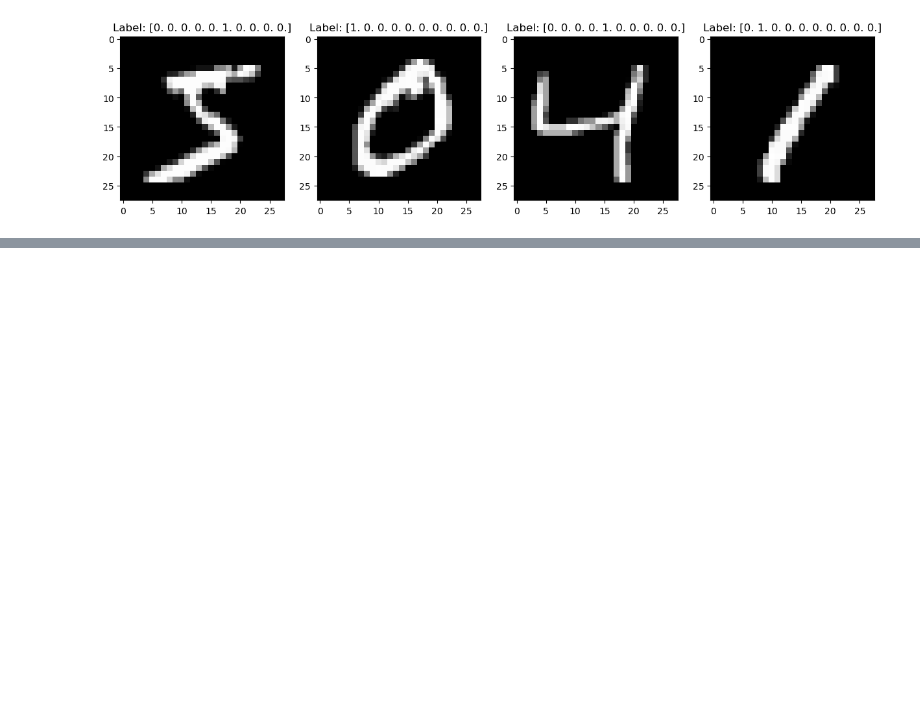
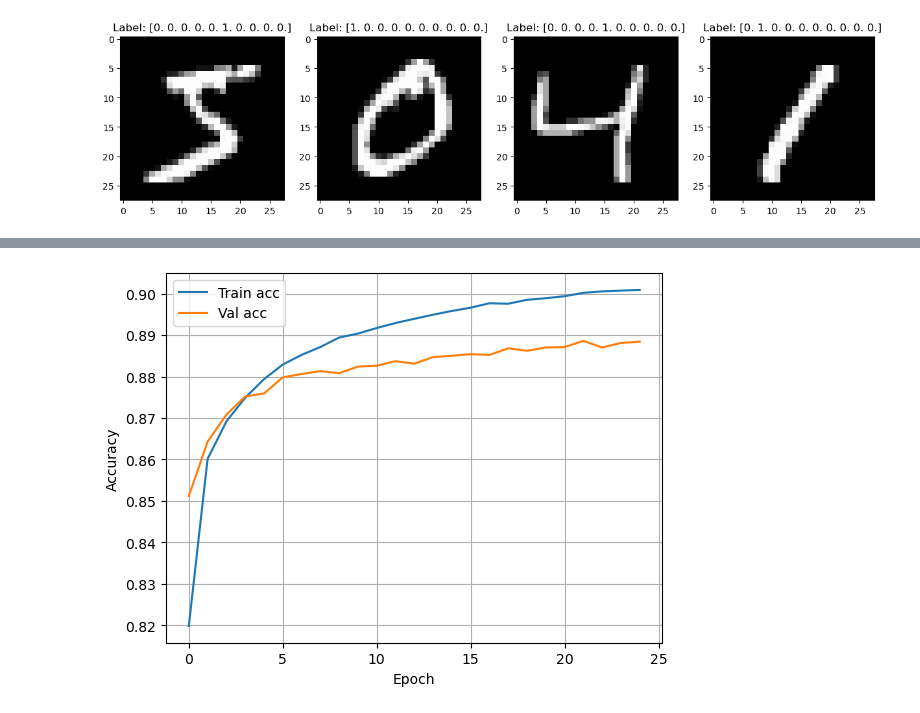
Before and after one commit to lukasnxyz/klein-dl, a Jupyter notebook: mlp.ipynb, the cells around one changed output, grey strips where cells are left out. Cells and saved outputs as stored; diff of their text form; code cells hidden in the pictures; blank space fills up the shorter version.

```diff
--- a/mlp.ipynb
+++ b/mlp.ipynb
@@ -48,0 +166,3 @@ for image, label, ax in zip(X_train[:n], y_train[:n], axes):
+# %%
+model = MLP(X_train, Y_train, X_test, Y_test, L=1, N_l=128)
+model.train(batch_size=8, epochs=25, lr=1.0)
@@ -48,0 +187,10 @@ for image, label, ax in zip(X_train[:n], y_train[:n], axes):
+# %%
+
+plt.plot(model.train_acc,label="Train acc")
+plt.plot(model.val_acc,label="Val acc")
+plt.legend()
+plt.xlabel("Epoch")
+plt.ylabel("Accuracy")
+plt.grid()
+# %% [output]
+[figure, added]
```
Also changed, not shown: parts of 3 cells of this notebook.
